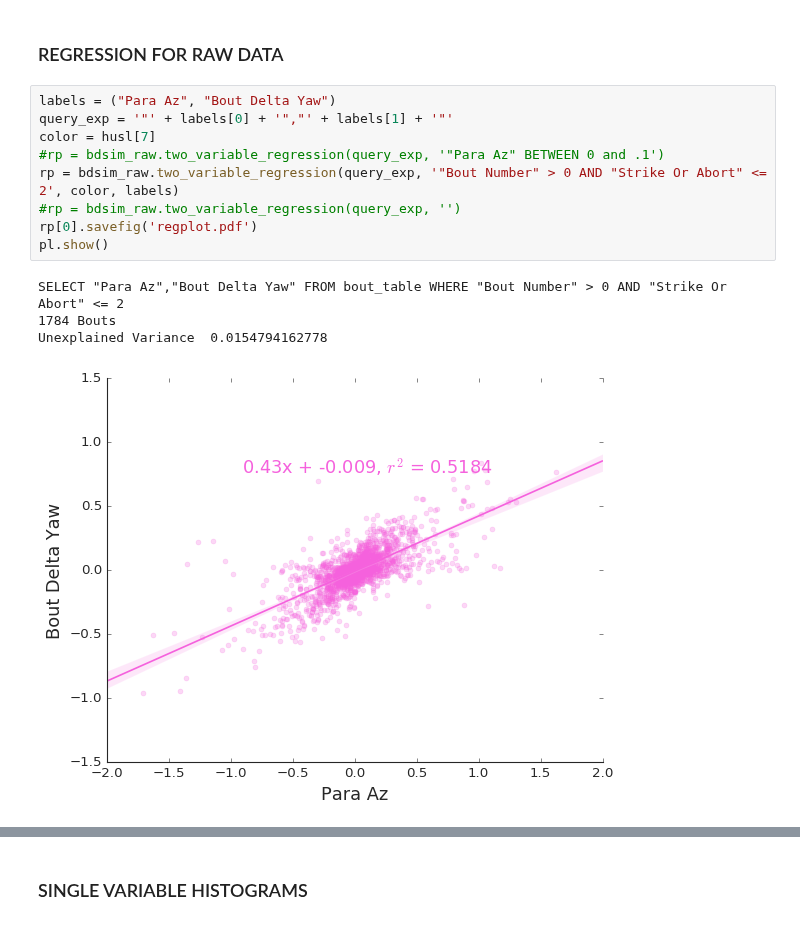
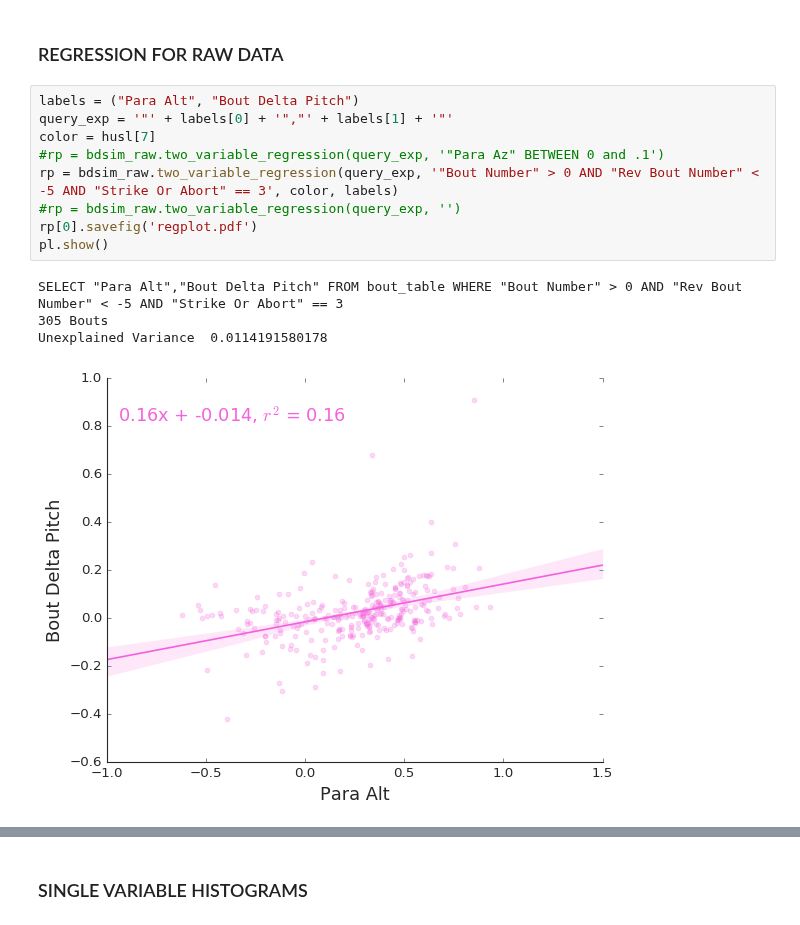
Before and after one commit to elifesciences-publications/PreycapMaster, a Jupyter notebook: BDB_Plot.ipynb, the cells around one changed output, grey strips where cells are left out. Saved outputs shown, nothing was run; the diff lists cells and outputs as text.

```diff
--- a/BDB_Plot.ipynb
+++ b/BDB_Plot.ipynb
@@ -168,16 +213,16 @@ NameError: name 'rp2' is not defined
 # %% [markdown]
 ### REGRESSION FOR RAW DATA
 # %%
-labels = ("Para Az", "Bout Delta Yaw")
+labels = ("Para Alt", "Bout Delta Pitch")
 query_exp = '"' + labels[0] + '","' + labels[1] + '"'
 color = husl[7]
 #rp = bdsim_raw.two_variable_regression(query_exp, '"Para Az" BETWEEN 0 and .1')
-rp = bdsim_raw.two_variable_regression(query_exp, '"Bout Number" > 0 AND "Strike Or Abort" <= 2', color, labels)
+rp = bdsim_raw.two_variable_regression(query_exp, '"Bout Number" > 0 AND "Rev Bout Number" < -5 AND "Strike Or Abort" == 3', color, labels)
 #rp = bdsim_raw.two_variable_regression(query_exp, '')
 rp[0].savefig('regplot.pdf')
 pl.show()
 # %% [output]
-SELECT "Para Az","Bout Delta Yaw" FROM bout_table WHERE "Bout Number" > 0 AND "Strike Or Abort" <= 2
-1784 Bouts
-Unexplained Variance  0.0154794162778
+SELECT "Para Alt","Bout Delta Pitch" FROM bout_table WHERE "Bout Number" > 0 AND "Rev Bout Number" < -5 AND "Strike Or Abort" == 3
+305 Bouts
+Unexplained Variance  0.0114191580178
-[figure, old version]
+[figure, new version]
```
Also changed, not shown: parts of 12 cells of this notebook, 6 other files.
